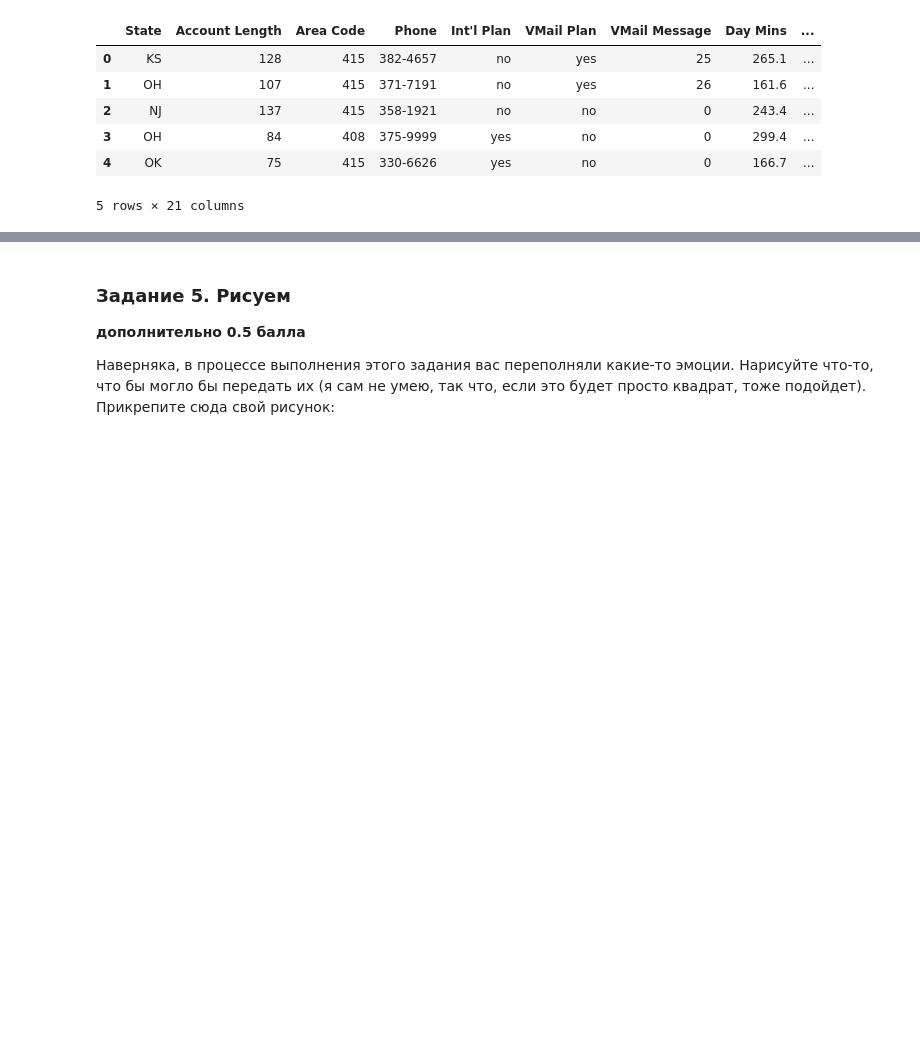
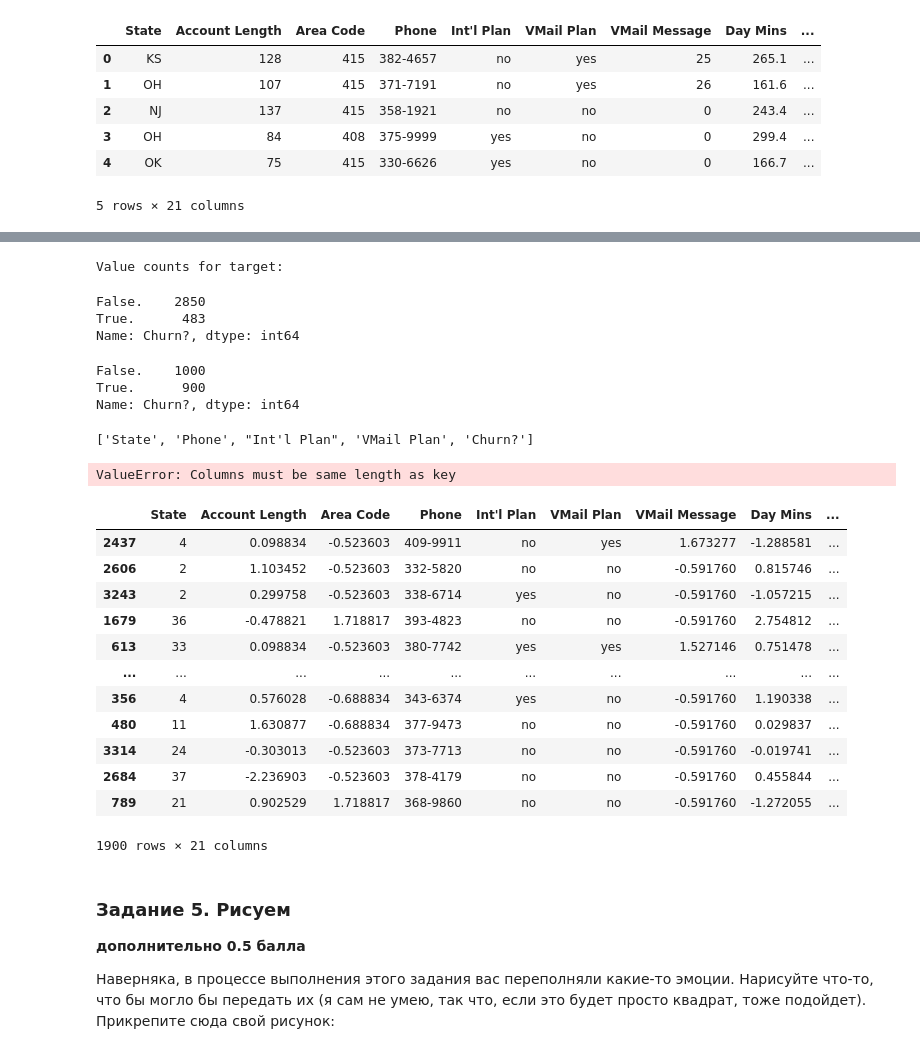
Before and after one commit to ailiskab-hub/ML_BI, a Jupyter notebook: HW5/Ensembles.ipynb, the cells around one changed output, grey strips where cells are left out. Saved outputs shown, nothing was run; the diff lists cells and outputs as text; code cells hidden in the pictures; blank space fills up the shorter version.

```diff
--- a/HW5/Ensembles.ipynb
+++ b/HW5/Ensembles.ipynb
@@ -512,0 +601,5 @@ data.head()
+# %%
+print("Statistics for Numerical Variables:")
+
+numerical = df.describe().columns
+df.describe()
@@ -512,0 +617,12 @@ data.head()
+# %%
+from sklearn.preprocessing import StandardScaler
+std = StandardScaler()
+df[numerical] = std.fit_transform(df[numerical])
+# %%
+print("Value counts for target:")
+df['Churn?'].value_counts()
+# %% [output]
+Value counts for target:
+False.    2850
+True.      483
+Name: Churn?, dtype: int64
@@ -513,3 +634,38 @@ data.head()
+# %%
+df['Churn?'].value_counts()
+# %% [output]
+False.    1000
+True.      900
+Name: Churn?, dtype: int64
+# %%
+categorial = [i for i in df.columns if i not in numerical]
+categorial = categorial
+# %% [output]
+['State', 'Phone', "Int'l Plan", 'VMail Plan', 'Churn?']
+# %%
+from sklearn.preprocessing import LabelEncoder
+le = LabelEncoder()
+df['State'] = le.fit_transform(df['State'])
+
+df[categorial[1:]] = pd.get_dummies(df[categorial[1:]])
+# %% [output]
+ValueError: Columns must be same length as key
+# %%
+df
+# %% [output]
+|  | State | Account Length | Area Code | Phone | Int'l Plan | VMail Plan | VMail Message | Day Mins | ... |
+| 2437 | 4 | 0.098834 | -0.523603 | 409-9911 | no | yes | 1.673277 | -1.288581 | ... |
+| 2606 | 2 | 1.103452 | -0.523603 | 332-5820 | no | no | -0.591760 | 0.815746 | ... |
+| 3243 | 2 | 0.299758 | -0.523603 | 338-6714 | yes | no | -0.591760 | -1.057215 | ... |
+| 1679 | 36 | -0.478821 | 1.718817 | 393-4823 | no | no | -0.591760 | 2.754812 | ... |
+| 613 | 33 | 0.098834 | -0.523603 | 380-7742 | yes | yes | 1.527146 | 0.751478 | ... |
+| ... | ... | ... | ... | ... | ... | ... | ... | ... | ... |
+| 356 | 4 | 0.576028 | -0.688834 | 343-6374 | yes | no | -0.591760 | 1.190338 | ... |
+| 480 | 11 | 1.630877 | -0.688834 | 377-9473 | no | no | -0.591760 | 0.029837 | ... |
+| 3314 | 24 | -0.303013 | -0.523603 | 373-7713 | no | no | -0.591760 | -0.019741 | ... |
+| 2684 | 37 | -2.236903 | -0.523603 | 378-4179 | no | no | -0.591760 | 0.455844 | ... |
+| 789 | 21 | 0.902529 | 1.718817 | 368-9860 | no | no | -0.591760 | -1.272055 | ... |
+1900 rows × 21 columns
 # %% [markdown]
 ### Задание 5. Рисуем
 
```
Also changed, not shown: parts of 18 cells of this notebook.
